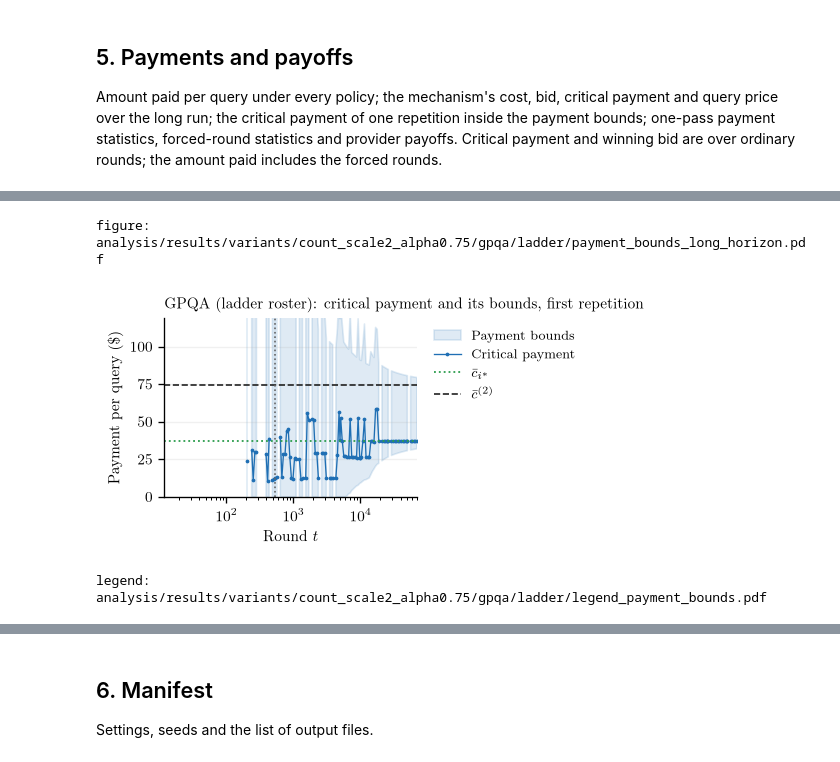
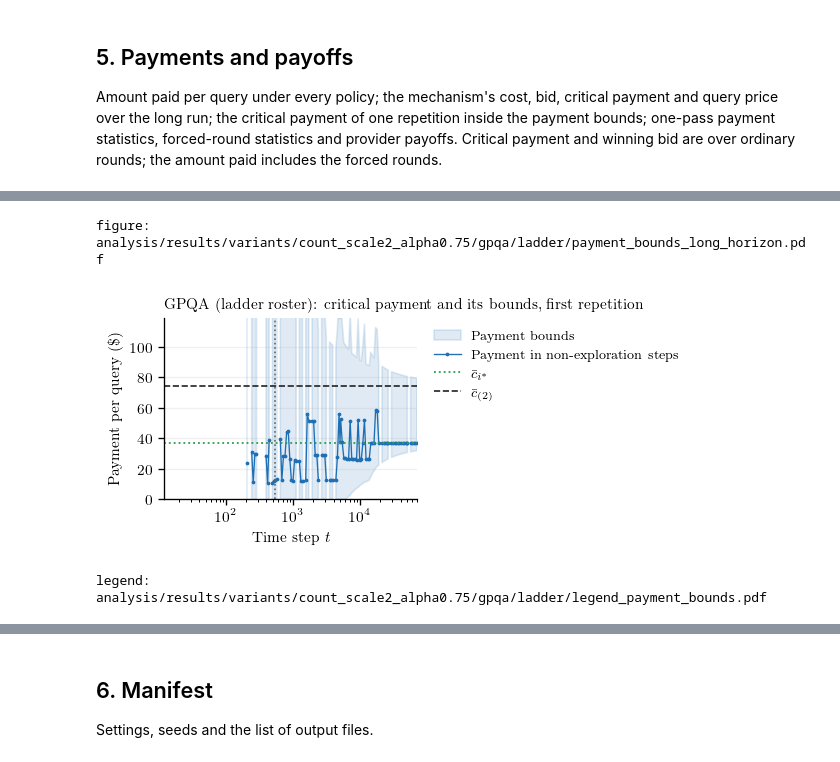
Before and after one commit to Human-Centric-Machine-Learning/cost-of-reliable-inference, a Jupyter notebook: analysis/GPQA-ladder.ipynb, the cells around one changed output, grey strips where cells are left out. Saved outputs shown, nothing was run; the diff lists cells and outputs as text; code cells hidden in the pictures.

```diff
--- a/analysis/GPQA-ladder.ipynb
+++ b/analysis/GPQA-ladder.ipynb
@@ -99,14 +99,14 @@ ROLE = {
     "no_quality_filter": "ablation",
 }
 STYLE = {
-    "mechanism": {"label": "Mechanism", "color": "#1f6fb4", "marker": "o"},
+    "mechanism": {"label": "Platform", "color": "#1f6fb4", "marker": "o"},
     "uniform_eligible": {"label": "Uniform among eligible", "color": "#c9312c", "marker": "s"},
     "cheapest_rate_eligible": {"label": "Lowest listed price among eligible", "color": "#8055b8", "marker": "D"},
     "cheapest_price": {"label": "Lowest listed price, no quality filter", "color": "#2e9e4f", "marker": "v"},
     "no_quality_filter": {"label": "No quality filter", "color": "#dcac1b", "marker": "X"},
 }
 if EXPLORING:
-    STYLE["mechanism"]["label"] = "Mechanism with count exploration"
+    STYLE["mechanism"]["label"] = "Platform"
 HOLLOW = {"cheapest_rate_eligible", "cheapest_price"}   # hollow markers keep coinciding points visible
 COLOR_ISTAR, COLOR_QUALIFIED, COLOR_UNQUALIFIED = "#2e9e4f", "#3b7dd8", "#e6862a"
 
@@ -166,8 +166,9 @@ def save_legend(entries, name, *, ncol):
     print("legend:", path.relative_to(ROOT))
 
 
-def hline(ax, value, label, *, style="--", color="#222", where=0.985, above=True):
-    # A horizontal reference line annotated inside the panel instead of in the legend.
+def hline(ax, value, label, *, style="--", color="#222", where=0.02, above=True):
+    # A horizontal reference line annotated inside the panel, at the left so the labels leave the
+    # end of the trajectories visible.
     ax.axhline(value, color=color, linestyle=style, linewidth=1.0)
     ax.text(where, value, label, transform=blended_transform_factory(ax.transAxes, ax.transData),
             ha="left" if where < 0.5 else "right", va="bottom" if above else "top", fontsize=7, color=color,
@@ -1242,31 +1243,31 @@ table: analysis/results/variants/count_scale2_alpha0.75/gpqa/ladder/provider_pay
 # %%
 # Figure: the critical payment of the first repetition at the grid rounds, inside the payment
 # bounds of the provider selected in that round.
 first = LONG["mechanism"][0]
 fig, ax = plt.subplots(figsize=PANEL)
 ax.fill_between(GRID, first["bound_lower"], first["bound_upper"], color=STYLE["mechanism"]["color"], alpha=0.14, label="Payment bounds")
-ax.plot(GRID, first["payment_at_grid"], color=STYLE["mechanism"]["color"], linewidth=0.8, marker=".", markersize=2.5, label="Critical payment")
+ax.plot(GRID, first["payment_at_grid"], color=STYLE["mechanism"]["color"], linewidth=0.8, marker=".", markersize=2.5, label="Payment in non-exploration steps")
 ax.axhline(TRUTH.c_star, color=COLOR_ISTAR, linestyle=":", linewidth=1.1, label="$\\bar c_{i^*}$")
-ax.axhline(TRUTH.c_second, color="#222", linestyle="--", linewidth=1.0, label="$\\bar c^{(2)}$")
+ax.axhline(TRUTH.c_second, color="#222", linestyle="--", linewidth=1.0, label="$\\bar c_{(2)}$")
 ax.axvline(ONE_PASS, color="#666", linestyle=":", linewidth=1)
 if TC.reachable:
     ax.axvline(HORIZON_MARK, color="#888", linestyle="--", linewidth=1)
 ax.set_xscale("log")
 ax.set_xlim(N, T_LONG)
 ax.set_ylim(0, 1.6 * TRUTH.c_second)   # the upper bound starts at C_max; the region of interest is around c^(2)
-ax.set_xlabel("Round $t$")
+ax.set_xlabel("Time step $t$")
 ax.set_ylabel("Payment per query (\\$)")
 finish(fig, "payment_bounds_long_horizon", title=f"{BENCHMARK} ({ROSTER} roster): critical payment and its bounds, first repetition")
 
 save_legend([
-    (Line2D([], [], color=STYLE["mechanism"]["color"], linewidth=0.8, marker=".", markersize=4), "Critical payment"),
+    (Line2D([], [], color=STYLE["mechanism"]["color"], linewidth=0.8, marker=".", markersize=4), "Payment in non-exploration steps"),
     (Patch(facecolor=STYLE["mechanism"]["color"], alpha=0.25, linewidth=0), "Payment bounds"),
     (Line2D([], [], color=COLOR_ISTAR, linestyle=":", linewidth=1.1), "$\\bar c_{i^*}$"),
-    (Line2D([], [], color="#222", linestyle="--", linewidth=1.0), "$\\bar c^{(2)}$"),
+    (Line2D([], [], color="#222", linestyle="--", linewidth=1.0), "$\\bar c_{(2)}$"),
 ] + VLINES[:1 + bool(TC.reachable)], "payment_bounds", ncol=3)
 # %% [output]
 figure: analysis/results/variants/count_scale2_alpha0.75/gpqa/ladder/payment_bounds_long_horizon.pdf
-[figure, old version]
+[figure, new version]
 legend: analysis/results/variants/count_scale2_alpha0.75/gpqa/ladder/legend_payment_bounds.pdf
 # %%
 # Figures: amount paid per query under every rule, and the mechanism's generation cost, winning
```
Also changed, not shown: parts of 11 cells of this notebook, 7 other files.
